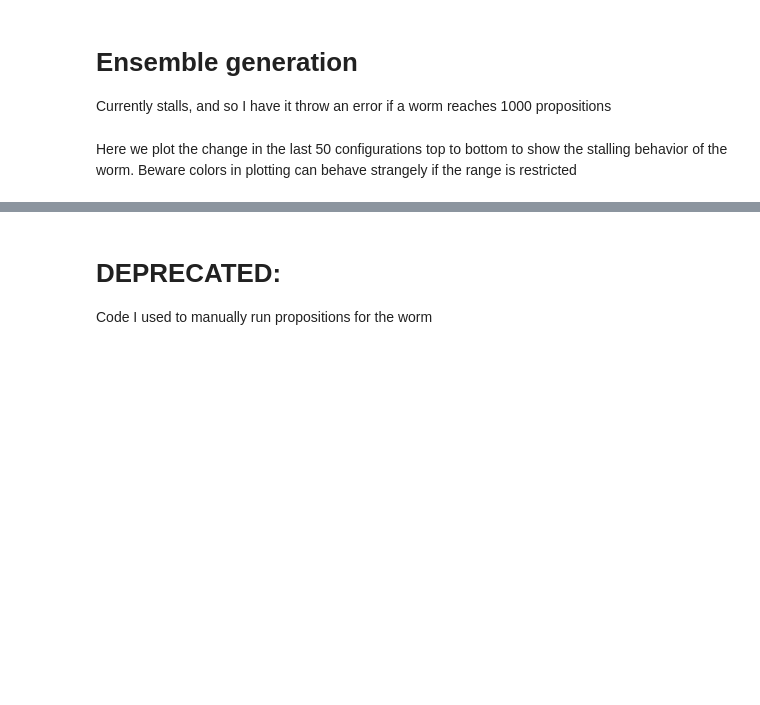
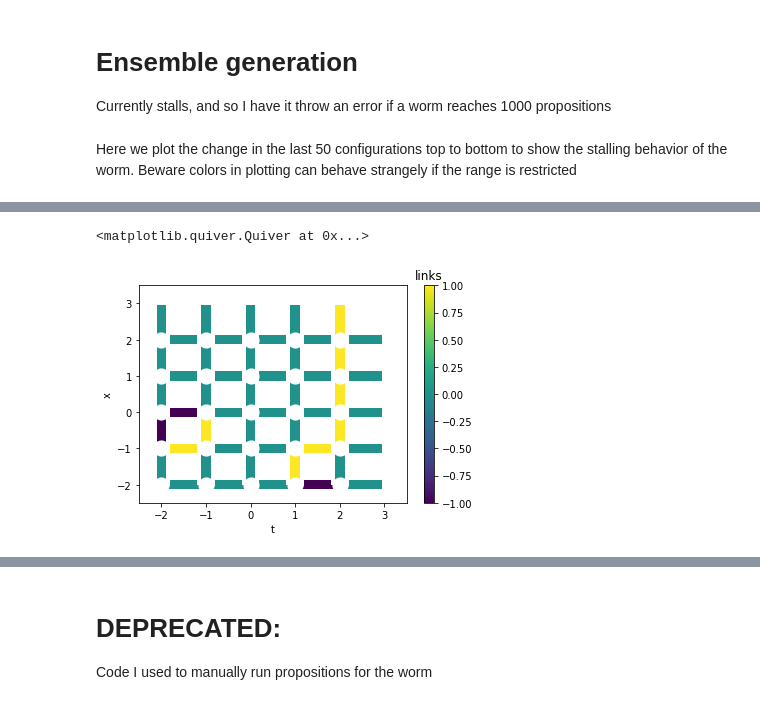
Before and after one commit to evanberkowitz/supervillain, a Jupyter notebook: workbooks/worm_practice.ipynb, the cells around one changed output, grey strips where cells are left out. Cells and saved outputs as stored; diff of their text form; code cells hidden in the pictures; blank space fills up the shorter version.

```diff
--- a/workbooks/worm_practice.ipynb
+++ b/workbooks/worm_practice.ipynb
@@ -106,0 +118,9 @@ IndexError: list index out of range
+# %%
+fig,ax = plt.subplots(1,1)
+configs = W.endconfiglist
+j = 16
+colors
+L.plot_form(1,configs[j],ax,label = 'links',linkwidth = .05)
+# %% [output]
+<matplotlib.quiver.Quiver at 0x...>
+[figure, added]
```
Also changed, not shown: parts of 13 cells of this notebook, 1 other file.
